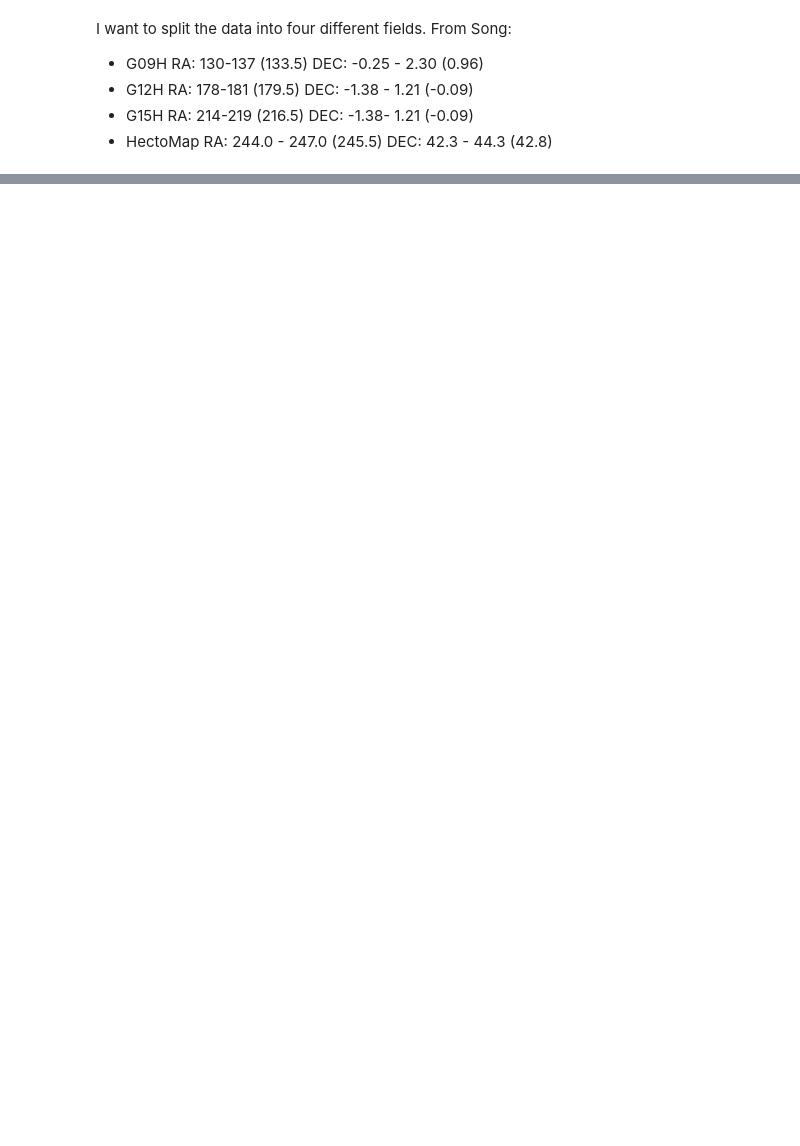
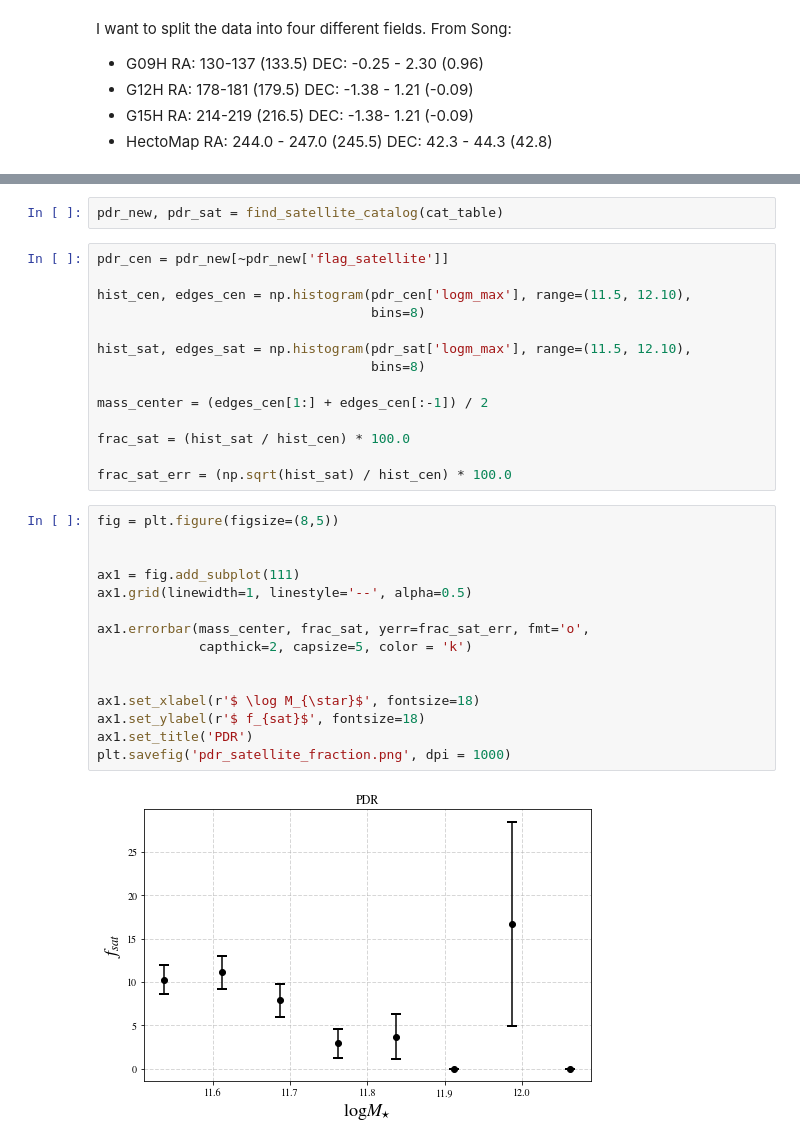
Before and after one commit to gsallabe/thesis_satellite_fraction, a Jupyter notebook: notebooks/catologue_redux.ipynb, the cells around one changed output, grey strips where cells are left out. Drawn from its saved outputs; the diff is of its cells as text; blank space fills up the shorter version.

Commit message:
Model sat frac

```diff
--- a/notebooks/catologue_redux.ipynb
+++ b/notebooks/catologue_redux.ipynb
@@ -245,0 +414,33 @@ Text(0,0.5,'Dec')
+# %%
+pdr_new, pdr_sat = find_satellite_catalog(cat_table)
+# %%
+pdr_cen = pdr_new[~pdr_new['flag_satellite']]
+
+hist_cen, edges_cen = np.histogram(pdr_cen['logm_max'], range=(11.5, 12.10),
+                                   bins=8)
+
+hist_sat, edges_sat = np.histogram(pdr_sat['logm_max'], range=(11.5, 12.10),
+                                   bins=8)
+
+mass_center = (edges_cen[1:] + edges_cen[:-1]) / 2
+
+frac_sat = (hist_sat / hist_cen) * 100.0
+
+frac_sat_err = (np.sqrt(hist_sat) / hist_cen) * 100.0
+# %%
+fig = plt.figure(figsize=(8,5))
+
+
+ax1 = fig.add_subplot(111)
+ax1.grid(linewidth=1, linestyle='--', alpha=0.5)
+
+ax1.errorbar(mass_center, frac_sat, yerr=frac_sat_err, fmt='o',
+             capthick=2, capsize=5, color = 'k')
+
+
+ax1.set_xlabel(r'$ \log M_{\star}$', fontsize=18)
+ax1.set_ylabel(r'$ f_{sat}$', fontsize=18)
+ax1.set_title('PDR')
+plt.savefig('pdr_satellite_fraction.png', dpi = 1000)
+# %% [output]
+[figure, added]
```
Also changed, not shown: parts of 16 cells of this notebook, 6 other files.
